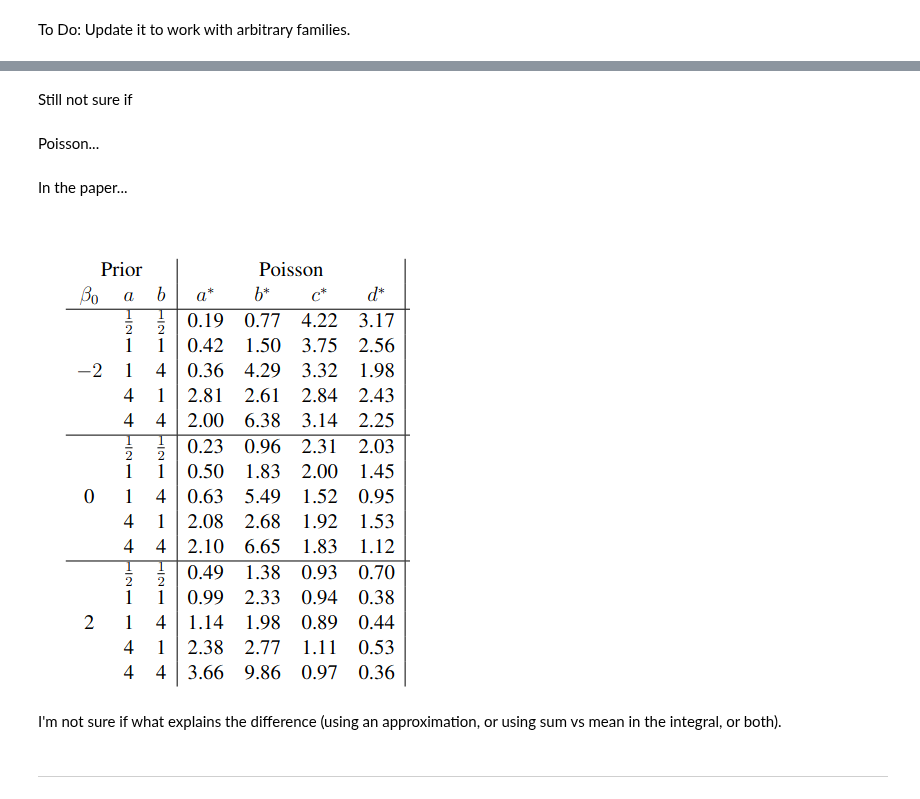
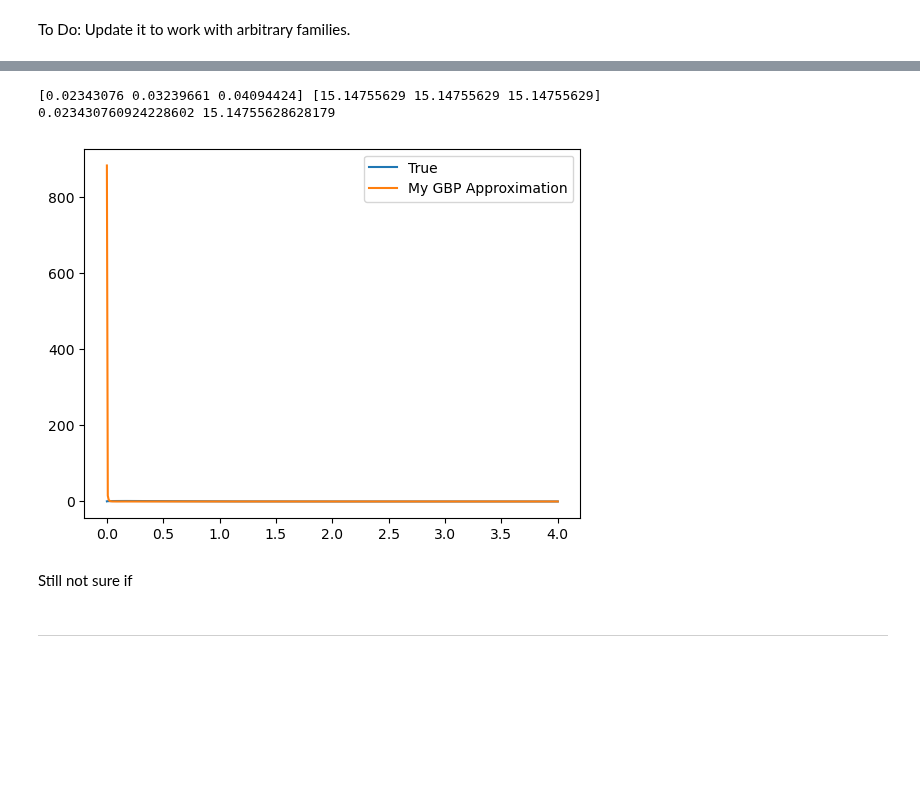
Before and after one commit to tomicapretto/tomicapretto.github.io, a Jupyter notebook: posts/glmm/index.ipynb, the cells around one changed output, grey strips where cells are left out. Cells and saved outputs as stored; diff of their text form; code cells hidden in the pictures; blank space fills up the shorter version.

```diff
--- a/posts/glmm/index.ipynb
+++ b/posts/glmm/index.ipynb
@@ -461,0 +513,4 @@ def WGBP(
+# %%
+tau = np.linspace(0.01, 0.99, num=100)
+a, b, alpha = 1.5, 1.7, 0
+PoissonFamily(a=a, b=b, intercept=alpha).ppf(tau)
@@ -462,3 +540,26 @@ def WGBP(
+# %%
+def W_poisson_pdf(w, alpha, a, b):
+    f1 = (1 / special.beta(a, b))
+    f2_num = (np.exp(w) - 1) ** (a - 1) * np.exp(-b * (alpha + w / 2)) * (3 * np.exp(w) - 1)
+    f2_den = 2 * (np.exp(w) - 1 + np.exp(-alpha - w / 2)) ** (a + b)
+    return f1 * (f2_num / f2_den)
+# %%
+alpha, a, b = 0, 1.2, 1.7
+
+family = PoissonFamily(a=a, b=b, intercept=alpha)
+params = WGBP(family, lam=0.25)
+
+w = np.linspace(0.0001, 4, num=500)
+w_pdf = W_poisson_pdf(w, alpha=alpha, a=a, b=b)
+w_gbp_pdf = gbp_pdf_stable(w, *params)
+
+plt.plot(w, w_pdf, label="True");
+plt.plot(w, w_gbp_pdf, label="My GBP Approximation");
+plt.legend();
+# %% [output]
+[0.02343076 0.03239661 0.04094424] [15.14755629 15.14755629 15.14755629]
+0.023430760924228602 15.14755628628179
+[figure, added]
 # %% [markdown]
 Still not sure if
 # %%
@@ -474,5 +575,3 @@ Still not sure if
 #             lam=0.25,
 #         )
 #         print(f" => params={params}")
-# %% [markdown]
-Poisson...
@@ -492,8 +578,2 @@ Poisson...
-# %% [markdown]
-In the paper...
-
-![image.png](attachment:image.png)
-
-I'm not sure if what explains the difference (using an approximation, or using sum vs mean in the integral, or both).
 # %% [markdown]
 ---
```
Also changed, not shown: parts of 13 cells of this notebook.
